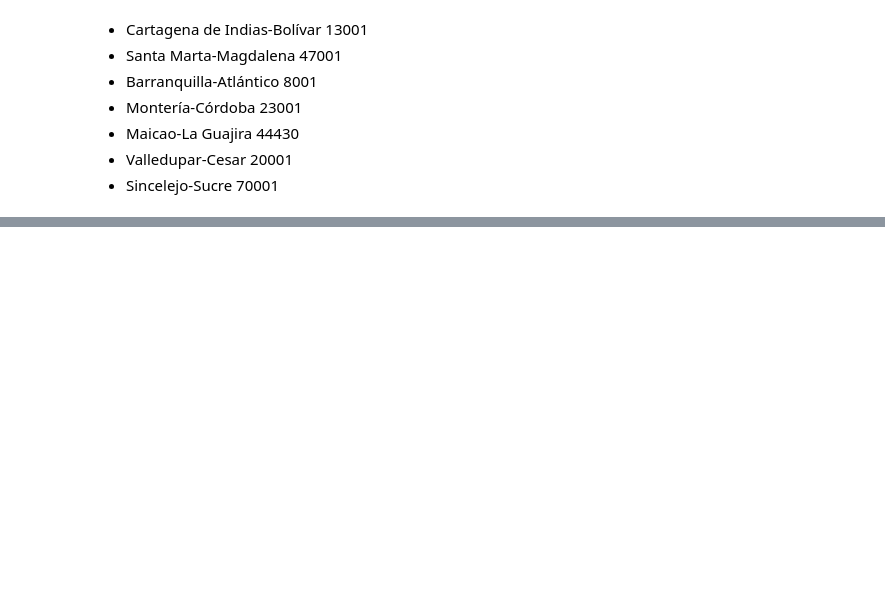
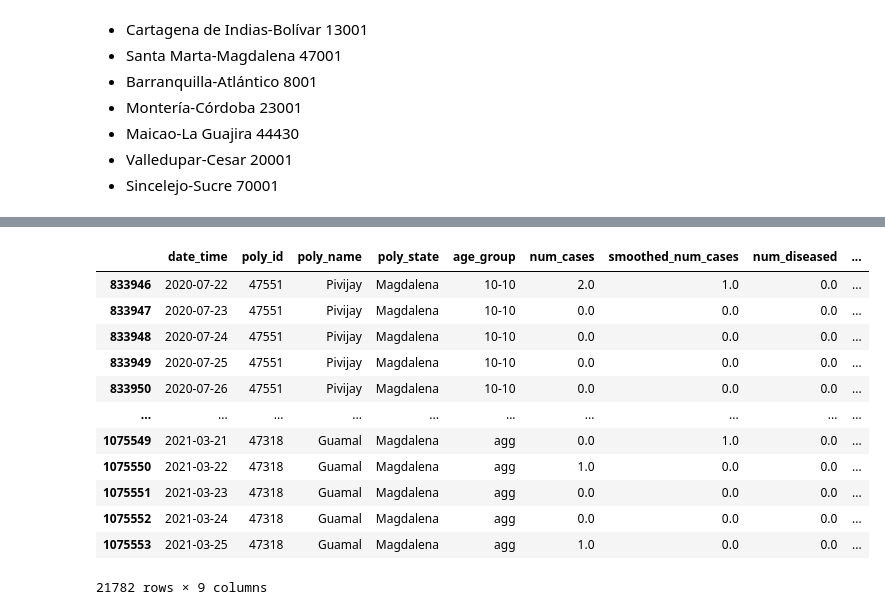
Before and after one commit to biomac-lab/covid19_forecast, a Jupyter notebook: prototypes/plots.ipynb, the cells around one changed output, grey strips where cells are left out. Saved outputs shown, nothing was run; the diff lists cells and outputs as text; code cells hidden in the pictures; blank space fills up the shorter version.

```diff
--- a/prototypes/plots.ipynb
+++ b/prototypes/plots.ipynb
@@ -375,0 +355,25 @@ array([70001, 70215, 70708, 70670, 70742, 70508, 70820, 70429, 70717,
+# %%
+st = 'Magdalena'
+
+name_fig = '_'.join(unidecode(st.lower()).split(' '))
+ss_df = state_df[state_df.state_name==st].sort_values(by='num_diseased', ascending=False).reset_index()
+polys_keep = ss_df.poly_id.values
+polys_keep = polys_keep[:10]
+
+df_cases_state_df = df_cases_all.copy().reset_index()
+df_cases_state_df = df_cases_state_df[df_cases_state_df.poly_id.isin(polys_keep)]
+df_cases_state_df
+# %% [output]
+|  | date_time | poly_id | poly_name | poly_state | age_group | num_cases | smoothed_num_cases | num_diseased | ... |
+| 833946 | 2020-07-22 | 47551 | Pivijay | Magdalena | 10-10 | 2.0 | 1.0 | 0.0 | ... |
+| 833947 | 2020-07-23 | 47551 | Pivijay | Magdalena | 10-10 | 0.0 | 0.0 | 0.0 | ... |
+| 833948 | 2020-07-24 | 47551 | Pivijay | Magdalena | 10-10 | 0.0 | 0.0 | 0.0 | ... |
+| 833949 | 2020-07-25 | 47551 | Pivijay | Magdalena | 10-10 | 0.0 | 0.0 | 0.0 | ... |
+| 833950 | 2020-07-26 | 47551 | Pivijay | Magdalena | 10-10 | 0.0 | 0.0 | 0.0 | ... |
+| ... | ... | ... | ... | ... | ... | ... | ... | ... | ... |
+| 1075549 | 2021-03-21 | 47318 | Guamal | Magdalena | agg | 0.0 | 1.0 | 0.0 | ... |
+| 1075550 | 2021-03-22 | 47318 | Guamal | Magdalena | agg | 1.0 | 0.0 | 0.0 | ... |
+| 1075551 | 2021-03-23 | 47318 | Guamal | Magdalena | agg | 0.0 | 0.0 | 0.0 | ... |
+| 1075552 | 2021-03-24 | 47318 | Guamal | Magdalena | agg | 0.0 | 0.0 | 0.0 | ... |
+| 1075553 | 2021-03-25 | 47318 | Guamal | Magdalena | agg | 1.0 | 0.0 | 0.0 | ... |
+21782 rows × 9 columns
```
Also changed, not shown: parts of 4 cells of this notebook, 3 other files.
